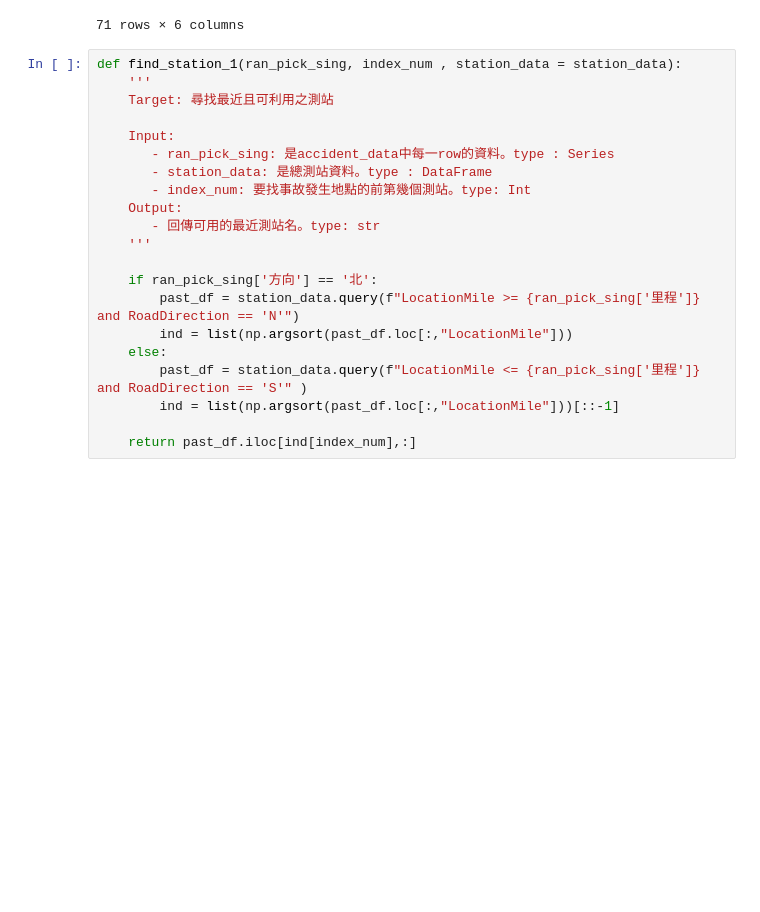
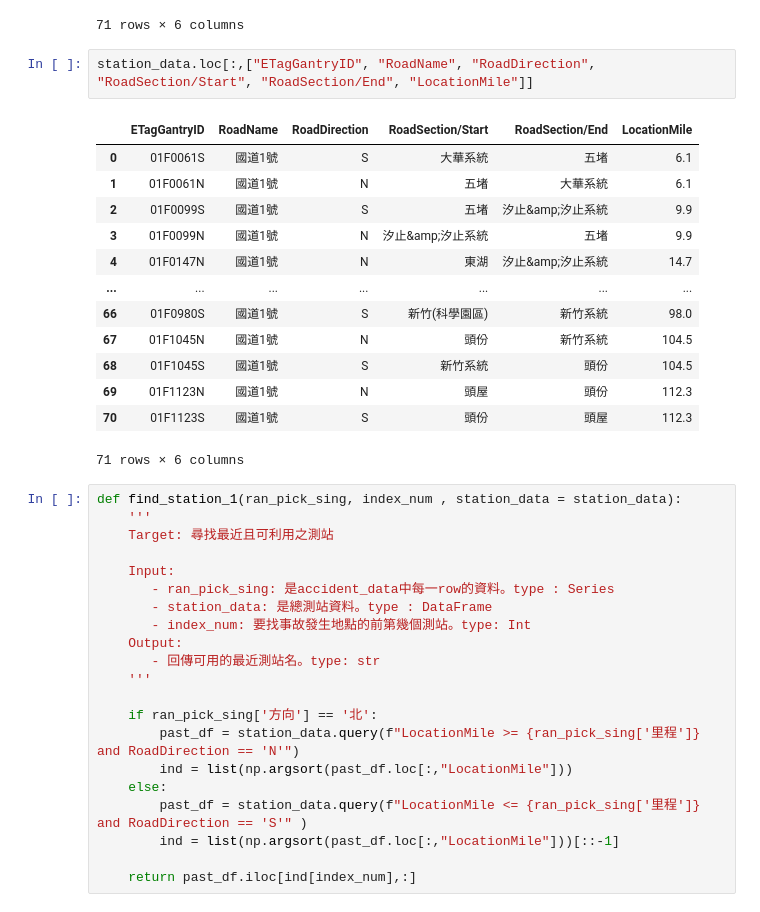
Before and after one commit to Traffic-Congestion-Length-for-Accidents/Congestion-Length-Prediction-on-National-Freeway-No.1, a Jupyter notebook: Extract_features/Extract_features_code.ipynb, the cells around one changed output. Drawn from its saved outputs; the diff is of its cells as text; blank space fills up the shorter version.

```diff
--- a/Extract_features/Extract_features_code.ipynb
+++ b/Extract_features/Extract_features_code.ipynb
@@ -206,6 +206,22 @@ station_data.loc[:,["ETagGantryID", "RoadName", "RoadDirection", "RoadSection/St
 | 69 | 01F1123N | 國道1號 | N | 頭屋 | 頭份 | 112.3 |
 | 70 | 01F1123S | 國道1號 | S | 頭份 | 頭屋 | 112.3 |
 71 rows × 6 columns
+# %%
+station_data.loc[:,["ETagGantryID", "RoadName", "RoadDirection", "RoadSection/Start", "RoadSection/End", "LocationMile"]]
+# %% [output]
+|  | ETagGantryID | RoadName | RoadDirection | RoadSection/Start | RoadSection/End | LocationMile |
+| 0 | 01F0061S | 國道1號 | S | 大華系統 | 五堵 | 6.1 |
+| 1 | 01F0061N | 國道1號 | N | 五堵 | 大華系統 | 6.1 |
+| 2 | 01F0099S | 國道1號 | S | 五堵 | 汐止&amp;汐止系統 | 9.9 |
+| 3 | 01F0099N | 國道1號 | N | 汐止&amp;汐止系統 | 五堵 | 9.9 |
+| 4 | 01F0147N | 國道1號 | N | 東湖 | 汐止&amp;汐止系統 | 14.7 |
+| ... | ... | ... | ... | ... | ... | ... |
+| 66 | 01F0980S | 國道1號 | S | 新竹(科學園區) | 新竹系統 | 98.0 |
+| 67 | 01F1045N | 國道1號 | N | 頭份 | 新竹系統 | 104.5 |
+| 68 | 01F1045S | 國道1號 | S | 新竹系統 | 頭份 | 104.5 |
+| 69 | 01F1123N | 國道1號 | N | 頭屋 | 頭份 | 112.3 |
+| 70 | 01F1123S | 國道1號 | S | 頭份 | 頭屋 | 112.3 |
+71 rows × 6 columns
 # %%
 def find_station_1(ran_pick_sing, index_num , station_data = station_data):
     '''
```
Also changed, not shown: parts of 1 cell of this notebook, 3 other files.
